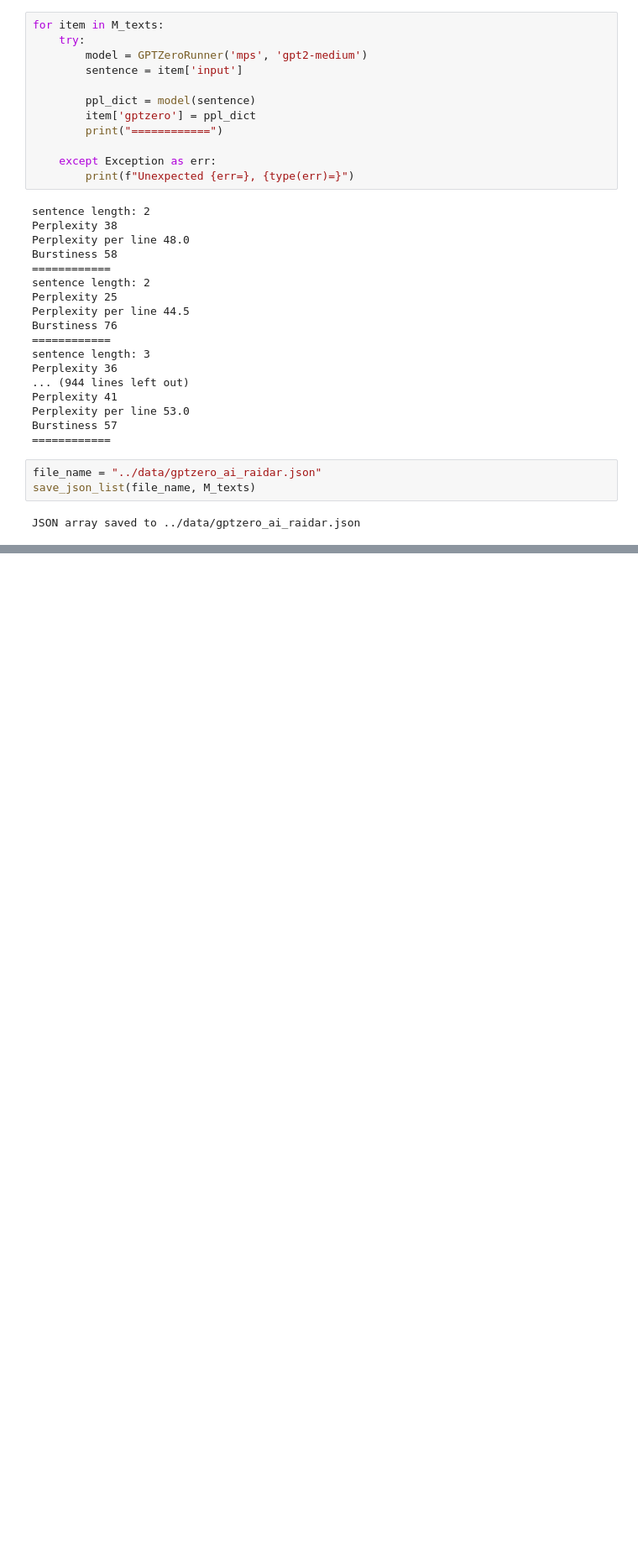
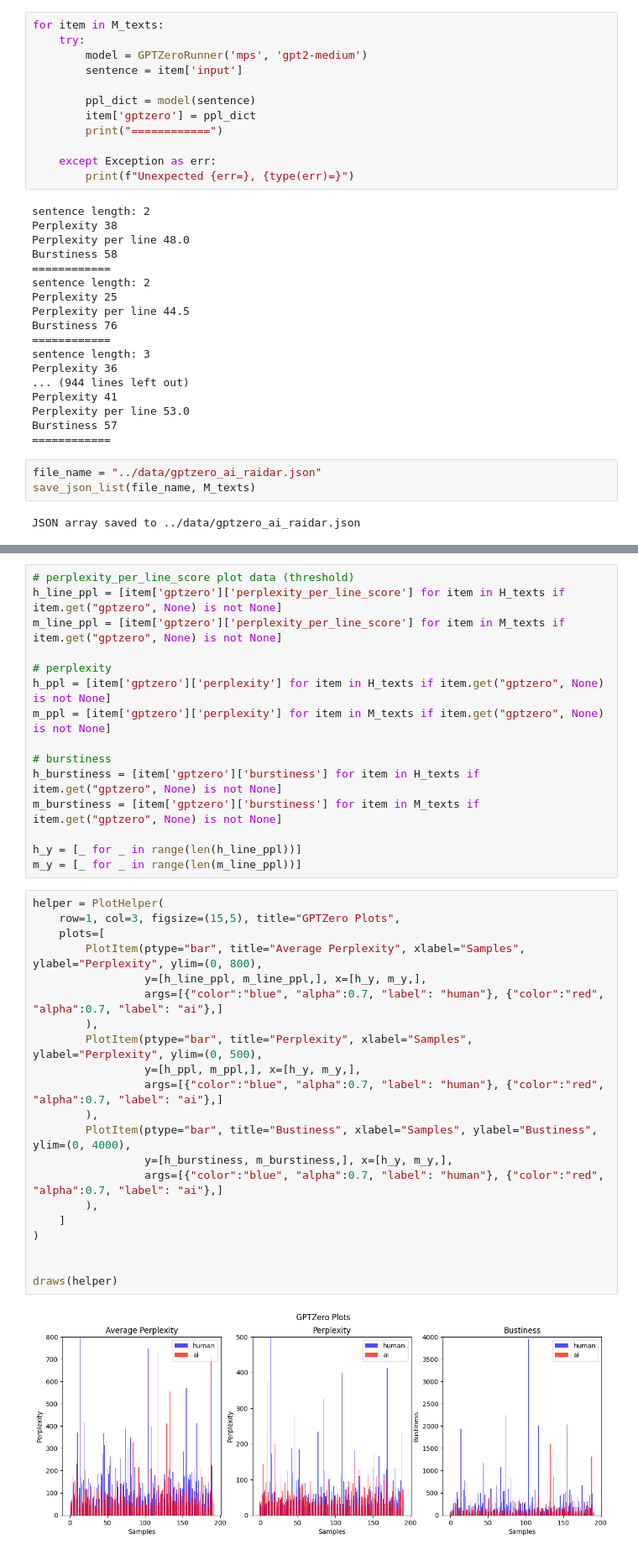
Before and after one commit to bobaebak/ai_text_detection, a Jupyter notebook: cookbooks/GPTZero implementation.ipynb, the cells around one changed output, grey strips where cells are left out. Shown: that part at 84% size. Saved outputs shown, nothing was run; the diff lists cells and outputs as text; blank space fills up the shorter version.

```diff
--- a/cookbooks/GPTZero implementation.ipynb
+++ b/cookbooks/GPTZero implementation.ipynb
@@ -91,0 +137,38 @@ JSON array saved to ../data/gptzero_ai_raidar.json
+# %%
+# perplexity_per_line_score plot data (threshold)
+h_line_ppl = [item['gptzero']['perplexity_per_line_score'] for item in H_texts if item.get("gptzero", None) is not None]
+m_line_ppl = [item['gptzero']['perplexity_per_line_score'] for item in M_texts if item.get("gptzero", None) is not None]
+
+# perplexity
+h_ppl = [item['gptzero']['perplexity'] for item in H_texts if item.get("gptzero", None) is not None]
+m_ppl = [item['gptzero']['perplexity'] for item in M_texts if item.get("gptzero", None) is not None]
+
+# burstiness
+h_burstiness = [item['gptzero']['burstiness'] for item in H_texts if item.get("gptzero", None) is not None]
+m_burstiness = [item['gptzero']['burstiness'] for item in M_texts if item.get("gptzero", None) is not None]
+
+h_y = [_ for _ in range(len(h_line_ppl))]
+m_y = [_ for _ in range(len(m_line_ppl))]
+# %%
+helper = PlotHelper(
+    row=1, col=3, figsize=(15,5), title="GPTZero Plots",
+    plots=[
+        PlotItem(ptype="bar", title="Average Perplexity", xlabel="Samples", ylabel="Perplexity", ylim=(0, 800),
+                 y=[h_line_ppl, m_line_ppl,], x=[h_y, m_y,],
+                 args=[{"color":"blue", "alpha":0.7, "label": "human"}, {"color":"red", "alpha":0.7, "label": "ai"},]
+        ),
+        PlotItem(ptype="bar", title="Perplexity", xlabel="Samples", ylabel="Perplexity", ylim=(0, 500),
+                 y=[h_ppl, m_ppl,], x=[h_y, m_y,],
+                 args=[{"color":"blue", "alpha":0.7, "label": "human"}, {"color":"red", "alpha":0.7, "label": "ai"},]
+        ),
+        PlotItem(ptype="bar", title="Bustiness", xlabel="Samples", ylabel="Bustiness", ylim=(0, 4000),
+                 y=[h_burstiness, m_burstiness,], x=[h_y, m_y,],
+                 args=[{"color":"blue", "alpha":0.7, "label": "human"}, {"color":"red", "alpha":0.7, "label": "ai"},]
+        ),
+    ]
+)
+
+
+draws(helper)
+# %% [output]
+[figure, added]
```
Also changed, not shown: parts of 8 cells of this notebook, 5 other files.
